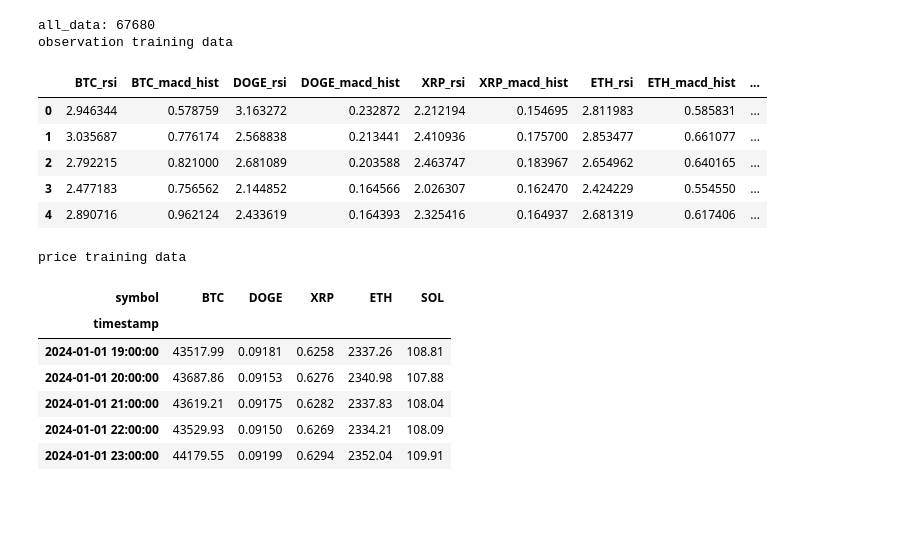
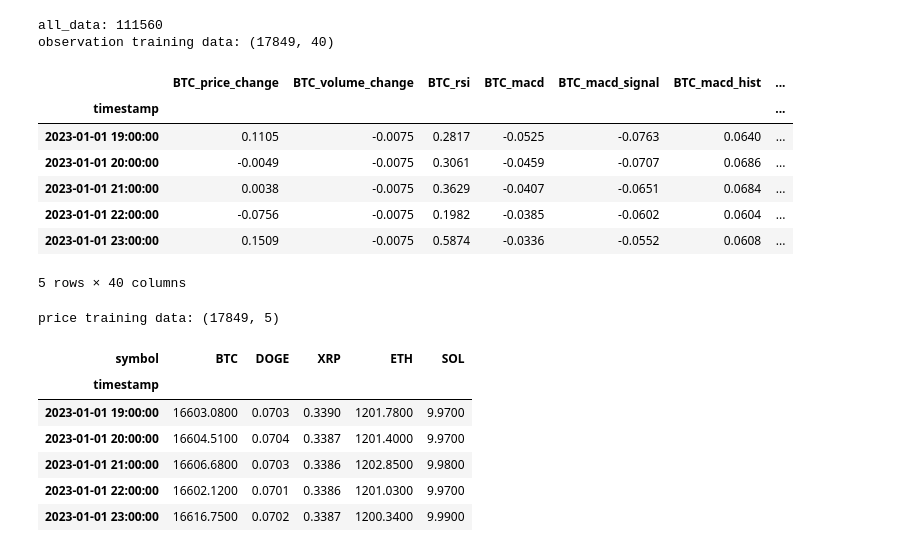
Before and after one commit to Pappa/bandido, a Jupyter notebook: notebooks/crypto/02-tf-agents-bandit-train.ipynb, the cells around one changed output. Drawn from its saved outputs; the diff is of its cells as text; code cells hidden in the pictures; blank space fills up the shorter version.

```diff
--- a/notebooks/crypto/02-tf-agents-bandit-train.ipynb
+++ b/notebooks/crypto/02-tf-agents-bandit-train.ipynb
@@ -22,11 +18,14 @@ import os
 # Keep using keras-2 (tf-keras) rather than keras-3 (keras).
 os.environ['TF_USE_LEGACY_KERAS'] = '1'
 
+import math
 import numpy as np
 import pandas as pd
 import tensorflow as tf
 import matplotlib.pyplot as plt
 from IPython.display import display
+
+pd.set_option('display.float_format', lambda x: '%.4f' % x)
 
 from tf_agents.bandits.agents import lin_ucb_agent
 from tf_agents.drivers import dynamic_step_driver
@@ -48,59 +47,60 @@ POLICY_SAVE_PATH = 'policy'
 
 # Model Hyperparameters
 CONTEXT_LENGTH = 10
-NUM_TRAINING_STEPS = 1000  # Increased for more meaningful training
+NUM_TRAINING_STEPS = 10000  # Increased for more meaningful training
 ALPHA = 1.0 # LinUCB exploration parameter
 TEST_SIZE = 0.2
 
-TECHNICAL_FEATURES = ['rsi', 'macd', 'macd_signal', 'macd_hist', 'bb_percent_b', 'bb_bandwidth']
-TECHNICAL_FEATURES = ['rsi', 'macd_hist']
+TECHNICAL_FEATURES = ['price_change', 'volume_change', 'rsi', 'macd', 'macd_signal', 'macd_hist', 'bb_percent_b', 'bb_bandwidth']
 
-# 1. Load Data
+# Load Data
 df = pd.read_csv(DATA_FILEPATH, compression='gzip', parse_dates=['timestamp']) #.set_index('timestamp')
 all_data = preprocess_data(df)
 observation_df, prices_df = create_wide_format_data(
     all_data,
     symbols=SYMBOLS,
     features=TECHNICAL_FEATURES
 )
 
 print(f"all_data: {len(all_data)}")
 
 train_observation_df, test_observation_df = train_test_split(
     observation_df,
     test_size=TEST_SIZE,
     shuffle=False
 )
 
 train_prices_df, test_prices_df = train_test_split(
     prices_df,
     test_size=TEST_SIZE,
     shuffle=False
 )
 
 scaler = StandardScaler()
-train_observation_scaled_df = pd.DataFrame(scaler.fit_transform(train_observation_df), columns=train_observation_df.columns)
-test_observation_scaled_df = pd.DataFrame(scaler.transform(test_observation_df), columns=train_observation_df.columns)
+train_observation_scaled_df = pd.DataFrame(scaler.fit_transform(train_observation_df), columns=train_observation_df.columns, index=train_observation_df.index)
+test_observation_scaled_df = pd.DataFrame(scaler.transform(test_observation_df), columns=train_observation_df.columns, index=test_observation_df.index)
 
-print("observation training data")
+print(f"observation training data: {train_observation_scaled_df.shape}")
 display(train_observation_scaled_df.head(5))
 
-print("price training data")
+print(f"price training data: {train_prices_df.shape}")
 display(train_prices_df.head(5))
 # %% [output]
-all_data: 67680
-observation training data
+all_data: 111560
+observation training data: (17849, 40)
-|  | BTC_rsi | BTC_macd_hist | DOGE_rsi | DOGE_macd_hist | XRP_rsi | XRP_macd_hist | ETH_rsi | ETH_macd_hist | ... |
-| 0 | 2.946344 | 0.578759 | 3.163272 | 0.232872 | 2.212194 | 0.154695 | 2.811983 | 0.585831 | ... |
-| 1 | 3.035687 | 0.776174 | 2.568838 | 0.213441 | 2.410936 | 0.175700 | 2.853477 | 0.661077 | ... |
-| 2 | 2.792215 | 0.821000 | 2.681089 | 0.203588 | 2.463747 | 0.183967 | 2.654962 | 0.640165 | ... |
-| 3 | 2.477183 | 0.756562 | 2.144852 | 0.164566 | 2.026307 | 0.162470 | 2.424229 | 0.554550 | ... |
-| 4 | 2.890716 | 0.962124 | 2.433619 | 0.164393 | 2.325416 | 0.164937 | 2.681319 | 0.617406 | ... |
+|  | BTC_price_change | BTC_volume_change | BTC_rsi | BTC_macd | BTC_macd_signal | BTC_macd_hist | ... |
+| timestamp |  |  |  |  |  |  | ... |
+| 2023-01-01 19:00:00 | 0.1105 | -0.0075 | 0.2817 | -0.0525 | -0.0763 | 0.0640 | ... |
+| 2023-01-01 20:00:00 | -0.0049 | -0.0075 | 0.3061 | -0.0459 | -0.0707 | 0.0686 | ... |
+| 2023-01-01 21:00:00 | 0.0038 | -0.0075 | 0.3629 | -0.0407 | -0.0651 | 0.0684 | ... |
+| 2023-01-01 22:00:00 | -0.0756 | -0.0075 | 0.1982 | -0.0385 | -0.0602 | 0.0604 | ... |
+| 2023-01-01 23:00:00 | 0.1509 | -0.0075 | 0.5874 | -0.0336 | -0.0552 | 0.0608 | ... |
-price training data
+5 rows × 40 columns
+price training data: (17849, 5)
 | symbol | BTC | DOGE | XRP | ETH | SOL |
 | timestamp |  |  |  |  |  |
-| 2024-01-01 19:00:00 | 43517.99 | 0.09181 | 0.6258 | 2337.26 | 108.81 |
-| 2024-01-01 20:00:00 | 43687.86 | 0.09153 | 0.6276 | 2340.98 | 107.88 |
-| 2024-01-01 21:00:00 | 43619.21 | 0.09175 | 0.6282 | 2337.83 | 108.04 |
-| 2024-01-01 22:00:00 | 43529.93 | 0.09150 | 0.6269 | 2334.21 | 108.09 |
-| 2024-01-01 23:00:00 | 44179.55 | 0.09199 | 0.6294 | 2352.04 | 109.91 |
+| 2023-01-01 19:00:00 | 16603.0800 | 0.0703 | 0.3390 | 1201.7800 | 9.9700 |
+| 2023-01-01 20:00:00 | 16604.5100 | 0.0704 | 0.3387 | 1201.4000 | 9.9700 |
+| 2023-01-01 21:00:00 | 16606.6800 | 0.0703 | 0.3386 | 1202.8500 | 9.9800 |
+| 2023-01-01 22:00:00 | 16602.1200 | 0.0701 | 0.3386 | 1201.0300 | 9.9700 |
+| 2023-01-01 23:00:00 | 16616.7500 | 0.0702 | 0.3387 | 1200.3400 | 9.9900 |
```
Also changed, not shown: parts of 10 cells of this notebook, 6 other files.
